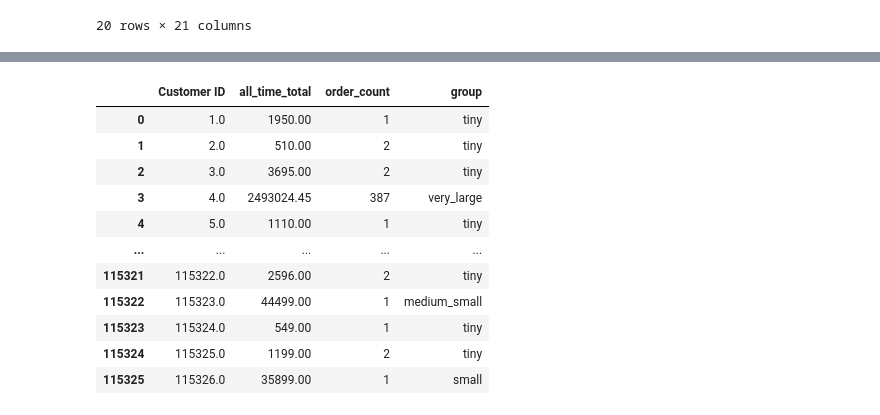
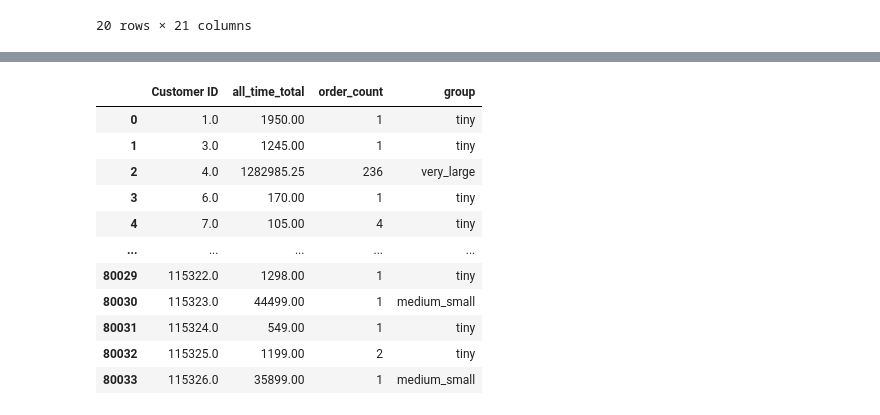
Before and after one commit to ulrik2204/ads_surkas, a Jupyter notebook: classifying_customers_by_amount.ipynb, the cells around one changed output, grey strips where cells are left out. Saved outputs shown, nothing was run; the diff lists cells and outputs as text; code cells hidden in the pictures.

```diff
--- a/classifying_customers_by_amount.ipynb
+++ b/classifying_customers_by_amount.ipynb
@@ -69,7 +90,33 @@ def label_customer(row, column, thresholds, labels):
 
 
 def label_customer_all_time(row):
-    thresholds = [7500, 39717, 114671.58, 265709.29, 575067.925, 1323656]
+    """
+    Customer ID       69577.79
+all_time_total     4198.00
+order_count           1.00
+Name: 0.63, dtype: float64
+Customer ID       95825.76
+all_time_total    20599.00
+order_count           3.00
+Name: 0.86, dtype: float64
+Customer ID       108619.35
+all_time_total     58792.00
+order_count            7.00
+Name: 0.95, dtype: float64
+Customer ID       112601.6800
+all_time_total    126729.9424
+order_count           13.0000
+Name: 0.98, dtype: float64
+Customer ID       114517.53800
+all_time_total    261230.69422
+order_count           24.00000
+Name: 0.993, dtype: float64
+Customer ID       115052.83500
+all_time_total    457120.35405
+order_count           47.00000
+Name: 0.9975, dtype: float64
+    """
+    thresholds = [4198.00, 20599.00, 58792.00, 126729.9424, 261230.69422, 457120.35405]
     labels = [
         "tiny",
         "small",
@@ -82,6 +129,18 @@ def label_customer_all_time(row):
     return label_customer(row, "all_time_total", thresholds, labels)
 
 
+# filter out canceled orders
+data = data[
+    (data["status"] == "complete")
+    | (data["status"] == "received")
+    | (data["status"] == "cod")
+    | (data["status"] == "paid")
+    | (data["status"] == "exchange")
+    | (data["status"] == "payment_review")
+    | (data["status"] == "pending")
+    | (data["status"] == "processing")
+    | (data["status"] == "pending_paypal")
+]
 
 
 customer_groups_all_time = (
@@ -118,18 +177,18 @@ customer_groups_all_time["group"] = customer_groups_all_time.apply(
 # dat.to_csv(".data/all_time_total.csv")
 
 # Finding groups of customers based on all_time_total
-# dat = (
-#     data.groupby("increment_id")
-#     .first()
-#     .groupby("customer id", as_index=false)
-#     .agg(all_time_total=("grand_total", "sum"), order_count=("grand_total", "count"))
-# )
-# print(dat.quantile(0.63)) #  7500.00
-# print(dat.quantile(0.86)) #   39717.33
-# print(dat.quantile(0.95)) #  114671.5875
-# print(dat.quantile(0.98)) #  265709.29
-# print(dat.quantile(0.993)) # 575067.925
-# print(dat.quantile(0.9975)) #  1323656
+dat = (
+    data.groupby("increment_id")
+    .first()
+    .groupby("Customer ID", as_index=False)
+    .agg(all_time_total=("grand_total", "sum"), order_count=("grand_total", "count"))
+)
+print(dat.quantile(0.63)) #  7500.00
+print(dat.quantile(0.86)) #   39717.33
+print(dat.quantile(0.95)) #  114671.5875
+print(dat.quantile(0.98)) #  265709.29
+print(dat.quantile(0.993)) # 575067.925
+print(dat.quantile(0.9975)) #  1323656
 
 # print("Here starts all_time_total_per_month....")
 # dat = customer_groups_all_time.groupby("Customer ID", as_index=False)[
@@ -157,12 +233,12 @@ customer_groups_all_time
 |  | Customer ID | all_time_total | order_count | group |
 | 0 | 1.0 | 1950.00 | 1 | tiny |
-| 1 | 2.0 | 510.00 | 2 | tiny |
-| 2 | 3.0 | 3695.00 | 2 | tiny |
-| 3 | 4.0 | 2493024.45 | 387 | very_large |
-| 4 | 5.0 | 1110.00 | 1 | tiny |
+| 1 | 3.0 | 1245.00 | 1 | tiny |
+| 2 | 4.0 | 1282985.25 | 236 | very_large |
+| 3 | 6.0 | 170.00 | 1 | tiny |
+| 4 | 7.0 | 105.00 | 4 | tiny |
 | ... | ... | ... | ... | ... |
-| 115321 | 115322.0 | 2596.00 | 2 | tiny |
-| 115322 | 115323.0 | 44499.00 | 1 | medium_small |
-| 115323 | 115324.0 | 549.00 | 1 | tiny |
-| 115324 | 115325.0 | 1199.00 | 2 | tiny |
-| 115325 | 115326.0 | 35899.00 | 1 | small |
+| 80029 | 115322.0 | 1298.00 | 1 | tiny |
+| 80030 | 115323.0 | 44499.00 | 1 | medium_small |
+| 80031 | 115324.0 | 549.00 | 1 | tiny |
+| 80032 | 115325.0 | 1199.00 | 2 | tiny |
+| 80033 | 115326.0 | 35899.00 | 1 | medium_small |
```
Also changed, not shown: parts of 7 cells of this notebook.
